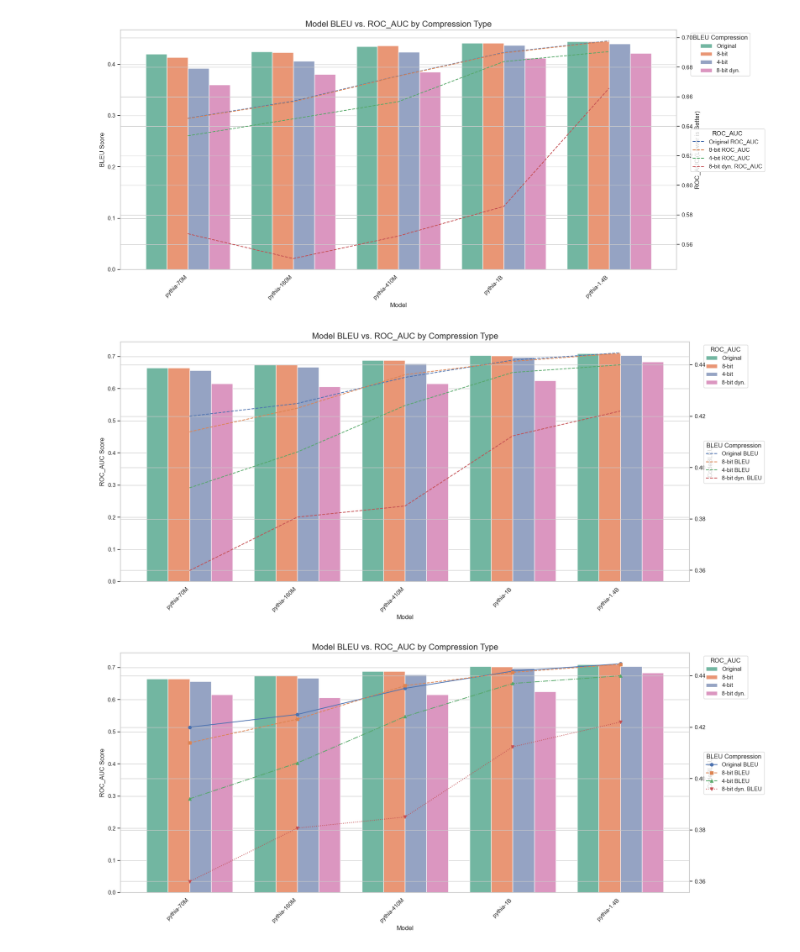
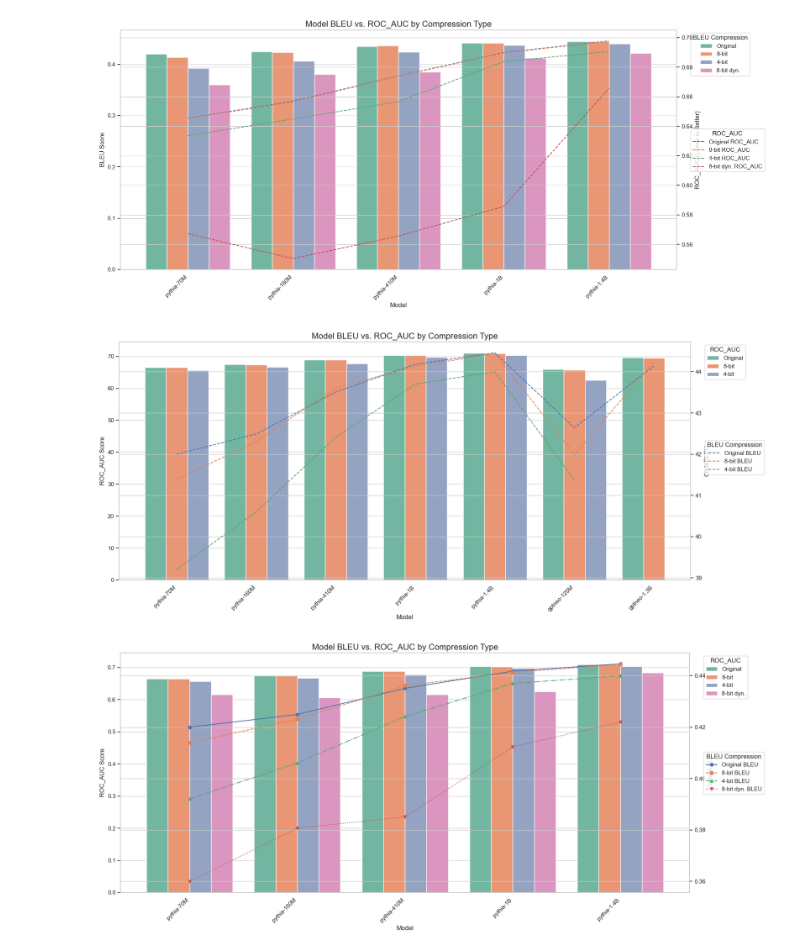
Before and after one commit to nazmul-me/mimir, a Jupyter notebook: resultsAnalysis/graph/RQ5-dyn.ipynb, the cells around one changed output. Drawn from its saved outputs; the diff is of its cells as text; code cells hidden in the pictures.

```diff
--- a/resultsAnalysis/graph/RQ5-dyn.ipynb
+++ b/resultsAnalysis/graph/RQ5-dyn.ipynb
@@ -509,37 +509,37 @@ plt.show()
 import pandas as pd
 import matplotlib.pyplot as plt
 import seaborn as sns
-tab_gid = "201625864"
+tab_gid = "1990888583"
 full_url = f"https://docs.google.com/spreadsheets/d/{sheet_id}/export?format=csv&gid={tab_gid}"
 df = pd.read_csv(full_url, skiprows=2, usecols=["Model", "Compression", "BLEU", "ROC_AUC.2"]).iloc[:20, :]
 
 # Set up plot
 plt.figure(figsize=(18, 8))
 sns.set(style="whitegrid")
 
 # Barplot for BLEU
 ax = sns.barplot(data=df, x="Model", y="ROC_AUC.2", hue="Compression", palette="Set2")
 
 # Secondary axis for ROC_AUC
 ax2 = ax.twinx()
 
 # Line plot for ROC_AUC
 for compression in df["Compression"].unique():
     subset = df[df["Compression"] == compression]
     ax2.plot(subset["Model"].values, subset["BLEU"].values, label=f"{compression} BLEU", linestyle='--')
 
 # Formatting
 ax.set_ylabel("ROC_AUC Score")
 ax2.set_ylabel("CodeBLEU")
 ax.set_title("Model BLEU vs. ROC_AUC by Compression Type", fontsize=16)
 ax.set_xticklabels(ax.get_xticklabels(), rotation=45, ha='right')
 ax.legend(loc='upper left', bbox_to_anchor=(1.02, 1), title="ROC_AUC")
 ax2.legend(loc='upper left', bbox_to_anchor=(1.02, 0.6), title="BLEU Compression")
 
 plt.tight_layout()
 plt.show()
 # %% [output]
-[figure, old version]
+[figure, new version]
 # %%
 import pandas as pd
 import matplotlib.pyplot as plt
```
Also changed, not shown: 2 other files.
